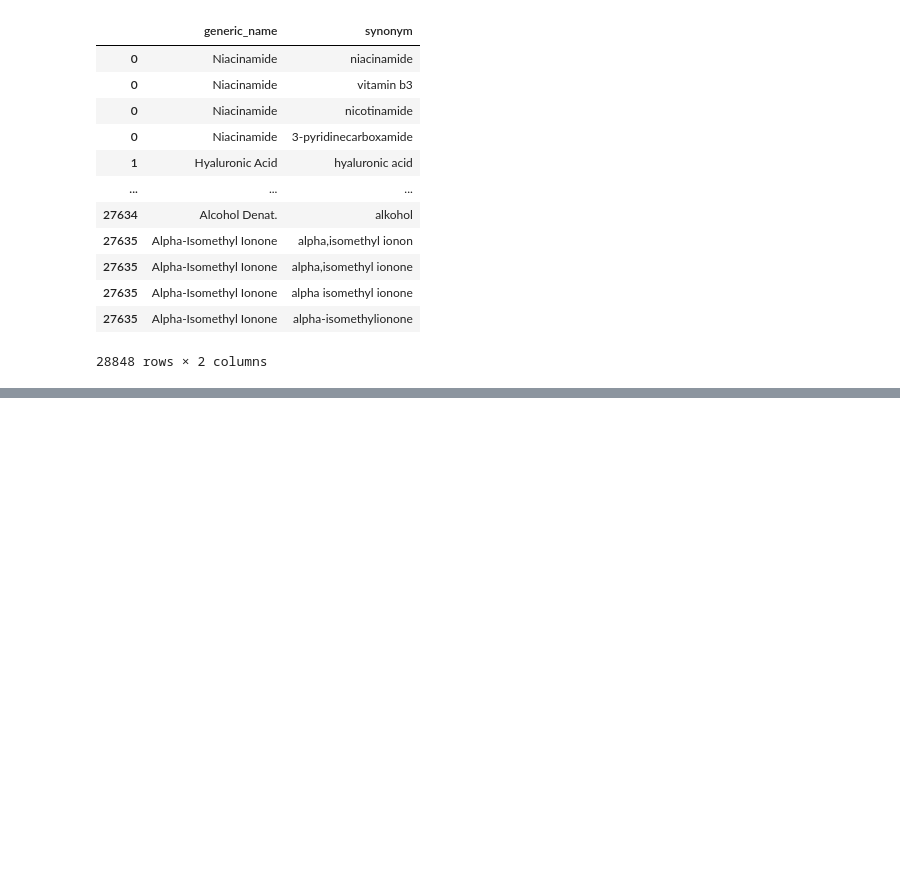
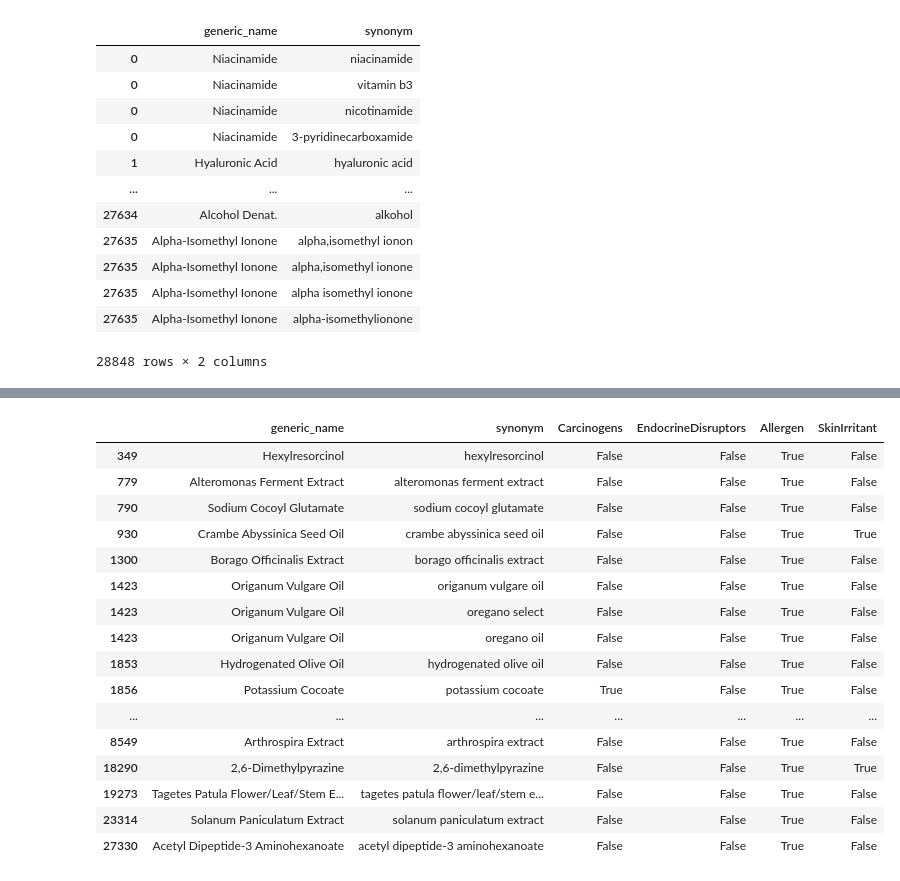
Before and after one commit to nikolastankovski/mlprojectt2, a Jupyter notebook: python scripts/Load_and_clean_dataset_Ingredients.ipynb, the cells around one changed output, grey strips where cells are left out. Drawn from its saved outputs; the diff is of its cells as text; code cells hidden in the pictures; blank space fills up the shorter version.

```diff
--- a/python scripts/Load_and_clean_dataset_Ingredients.ipynb
+++ b/python scripts/Load_and_clean_dataset_Ingredients.ipynb
@@ -112,0 +131,9 @@ Index: []
+# %%
+their['Name'] = their['Name'].str.lower()
+merged_df = pd.merge(df_ingredients, their, left_on='synonym', right_on='Name', how='left')
+
+columns_to_update = ['Carcinogens', 'EndocrineDisruptors', 'Allergen', 'SkinIrritant']
+for column in columns_to_update:
+    df_ingredients[column] = merged_df[column]
+
+df_ingredients
@@ -112,0 +154,20 @@ Index: []
+# %%
+display(df_ingredients[df_ingredients['Allergen'] == True])
+# %% [output]
+|  | generic_name | synonym | Carcinogens | EndocrineDisruptors | Allergen | SkinIrritant |
+| 349 | Hexylresorcinol | hexylresorcinol | False | False | True | False |
+| 779 | Alteromonas Ferment Extract | alteromonas ferment extract | False | False | True | False |
+| 790 | Sodium Cocoyl Glutamate | sodium cocoyl glutamate | False | False | True | False |
+| 930 | Crambe Abyssinica Seed Oil | crambe abyssinica seed oil | False | False | True | True |
+| 1300 | Borago Officinalis Extract | borago officinalis extract | False | False | True | False |
+| 1423 | Origanum Vulgare Oil | origanum vulgare oil | False | False | True | False |
+| 1423 | Origanum Vulgare Oil | oregano select | False | False | True | False |
+| 1423 | Origanum Vulgare Oil | oregano oil | False | False | True | False |
+| 1853 | Hydrogenated Olive Oil | hydrogenated olive oil | False | False | True | False |
+| 1856 | Potassium Cocoate | potassium cocoate | True | False | True | False |
+| ... | ... | ... | ... | ... | ... | ... |
+| 8549 | Arthrospira Extract | arthrospira extract | False | False | True | False |
+| 18290 | 2,6-Dimethylpyrazine | 2,6-dimethylpyrazine | False | False | True | True |
+| 19273 | Tagetes Patula Flower/Leaf/Stem E... | tagetes patula flower/leaf/stem e... | False | False | True | False |
+| 23314 | Solanum Paniculatum Extract | solanum paniculatum extract | False | False | True | False |
+| 27330 | Acetyl Dipeptide-3 Aminohexanoate | acetyl dipeptide-3 aminohexanoate | False | False | True | False |
```
Also changed, not shown: parts of 12 cells of this notebook.
